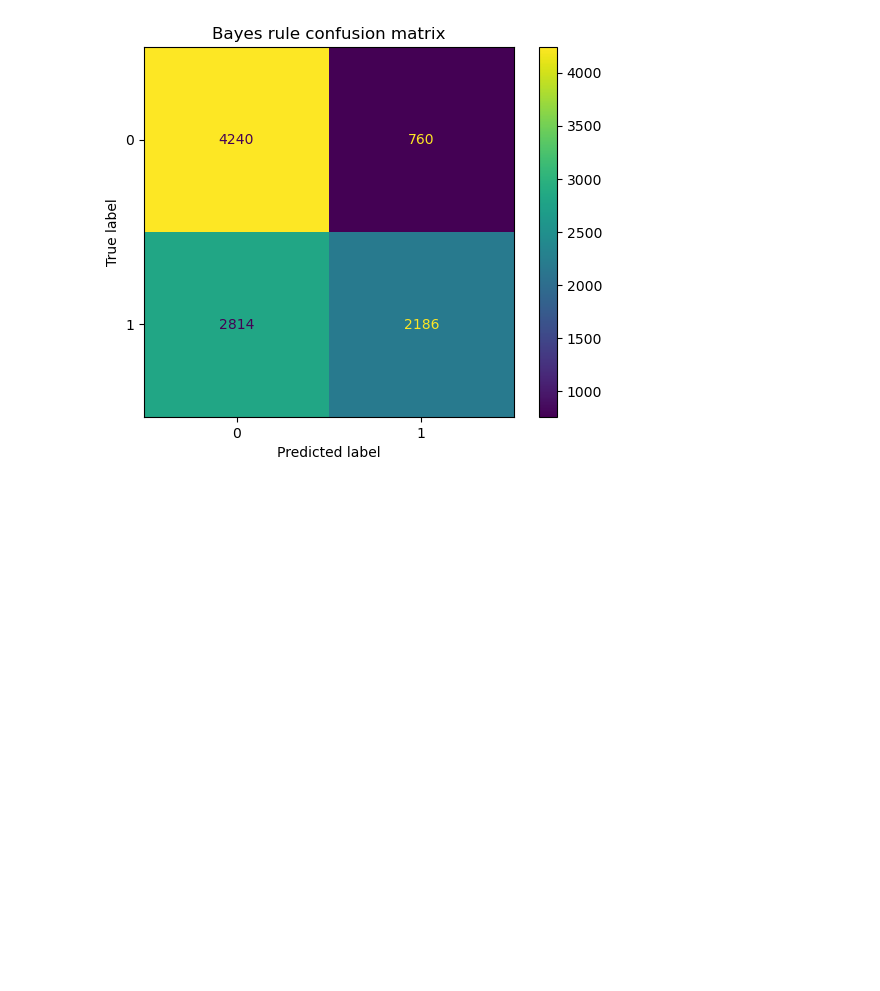
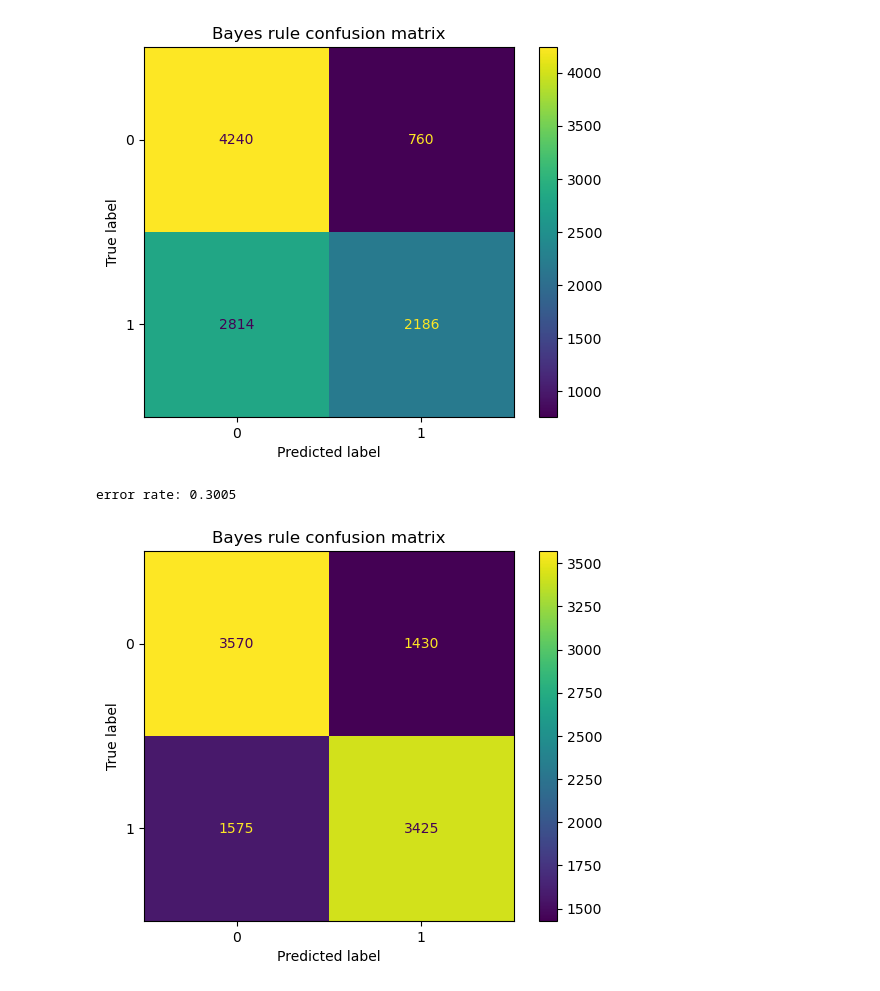
Before and after one commit to oliviagd/psl, a Jupyter notebook: coding_1/generate_data.ipynb, the cells around one changed output. Cells and saved outputs as stored; diff of their text form; code cells hidden in the pictures; blank space fills up the shorter version.

Commit message:
Alternate implementation of Bayes. Giving better error rate

```diff
--- a/coding_1/generate_data.ipynb
+++ b/coding_1/generate_data.ipynb
@@ -248,3 +248,23 @@ plt.show()
 # %% [output]
 error rate: 0.3574
 [figure]
+# %%
+def bayes(X_test, centers, variance):
+    def exp_sum(m):
+        u = np.sum(X_test ** 2, axis=1)
+        v = np.sum(m ** 2, axis=1)
+        B = X_test @ m.T
+
+        D = u[:, np.newaxis] - (2 * B) + v
+        return np.sum(np.exp(-D / (2 * variance)), axis=1)
+
+    return (exp_sum(centers[1]) >= exp_sum(centers[0])).astype(int)
+
+Ypred = bayes(Xtest, centers, variance)
+print(f"error rate: {np.mean(Ypred != Ytest)}")
+cm_display = metrics.ConfusionMatrixDisplay.from_predictions(Ytest, Ypred, display_labels = [0, 1])
+cm_display.ax_.set_title(f'Bayes rule confusion matrix')
+plt.show()
+# %% [output]
+error rate: 0.3005
+[figure, added]
```
Also changed, not shown: 1 other file.
